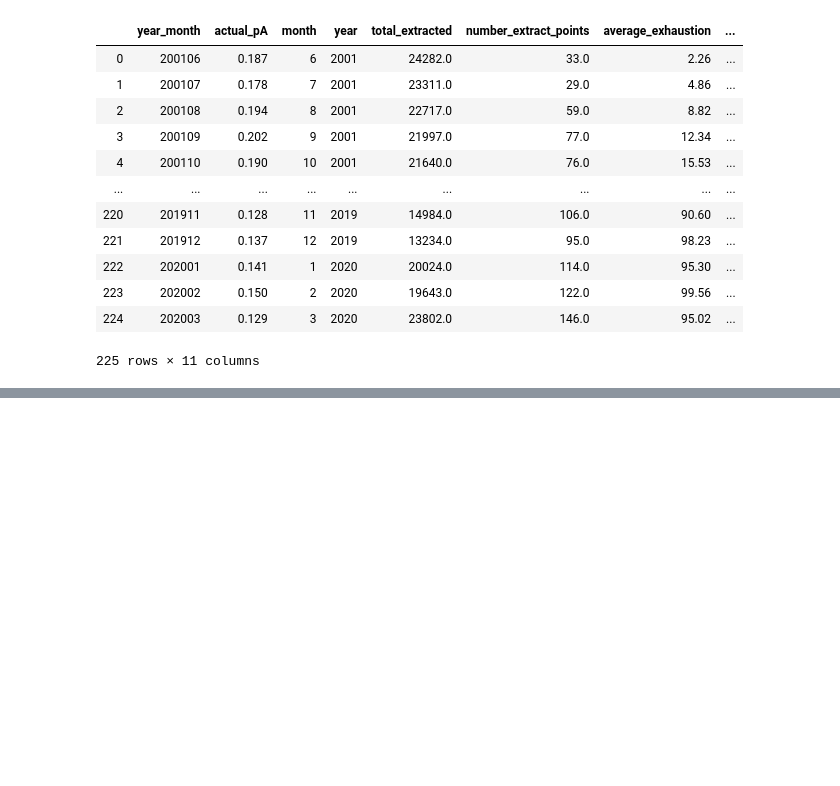
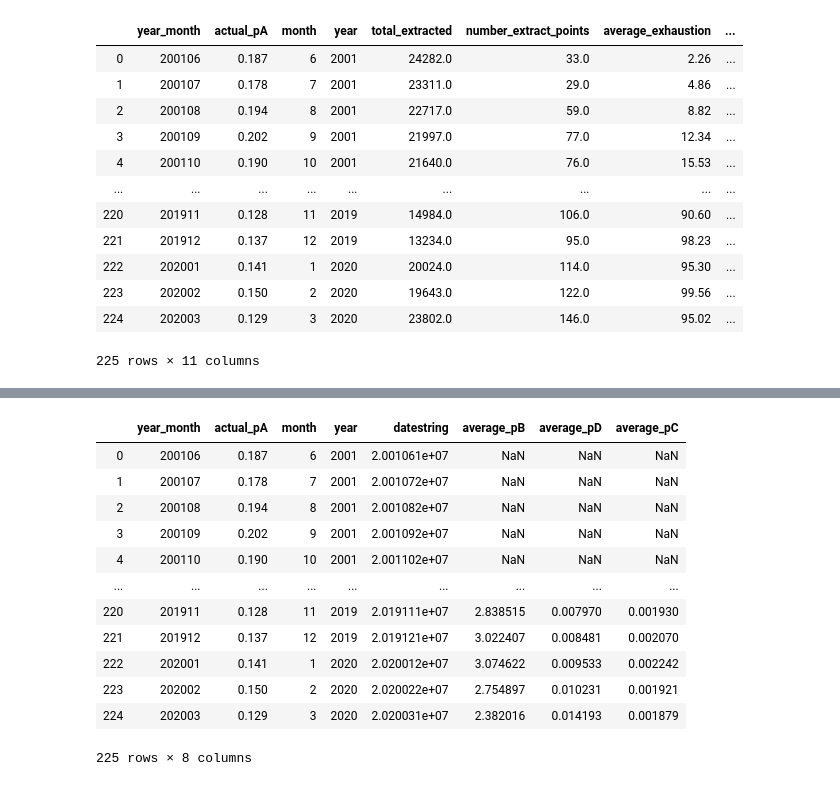
Before and after one commit to ngoodweiler/Data-Analytics-Final_Project, a Jupyter notebook: exhist.ipynb, the cells around one changed output, grey strips where cells are left out. Drawn from its saved outputs; the diff is of its cells as text; code cells hidden in the pictures; blank space fills up the shorter version.

```diff
--- a/exhist.ipynb
+++ b/exhist.ipynb
@@ -219,0 +234,18 @@ month_contaminants
+# %%
+monthly_assays = month_actuals.merge(month_contaminants,on='year_month',how='left')
+# %%
+monthly_assays
+# %% [output]
+|  | year_month | actual_pA | month | year | datestring | average_pB | average_pD | average_pC |
+| 0 | 200106 | 0.187 | 6 | 2001 | 2.001061e+07 | NaN | NaN | NaN |
+| 1 | 200107 | 0.178 | 7 | 2001 | 2.001072e+07 | NaN | NaN | NaN |
+| 2 | 200108 | 0.194 | 8 | 2001 | 2.001082e+07 | NaN | NaN | NaN |
+| 3 | 200109 | 0.202 | 9 | 2001 | 2.001092e+07 | NaN | NaN | NaN |
+| 4 | 200110 | 0.190 | 10 | 2001 | 2.001102e+07 | NaN | NaN | NaN |
+| ... | ... | ... | ... | ... | ... | ... | ... | ... |
+| 220 | 201911 | 0.128 | 11 | 2019 | 2.019111e+07 | 2.838515 | 0.007970 | 0.001930 |
+| 221 | 201912 | 0.137 | 12 | 2019 | 2.019121e+07 | 3.022407 | 0.008481 | 0.002070 |
+| 222 | 202001 | 0.141 | 1 | 2020 | 2.020012e+07 | 3.074622 | 0.009533 | 0.002242 |
+| 223 | 202002 | 0.150 | 2 | 2020 | 2.020022e+07 | 2.754897 | 0.010231 | 0.001921 |
+| 224 | 202003 | 0.129 | 3 | 2020 | 2.020031e+07 | 2.382016 | 0.014193 | 0.001879 |
+225 rows × 8 columns
```
Also changed, not shown: parts of 11 cells of this notebook, 1 other file.
